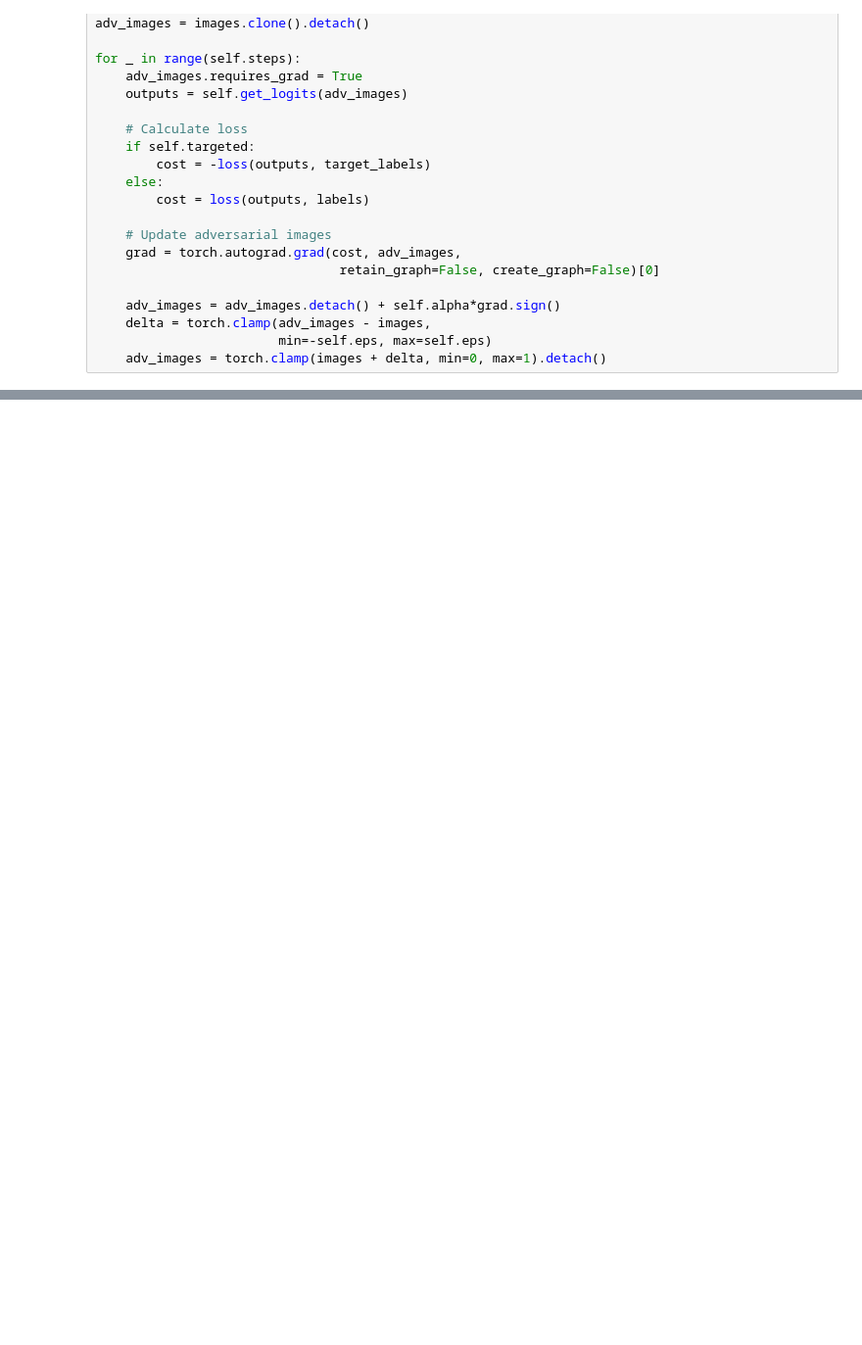
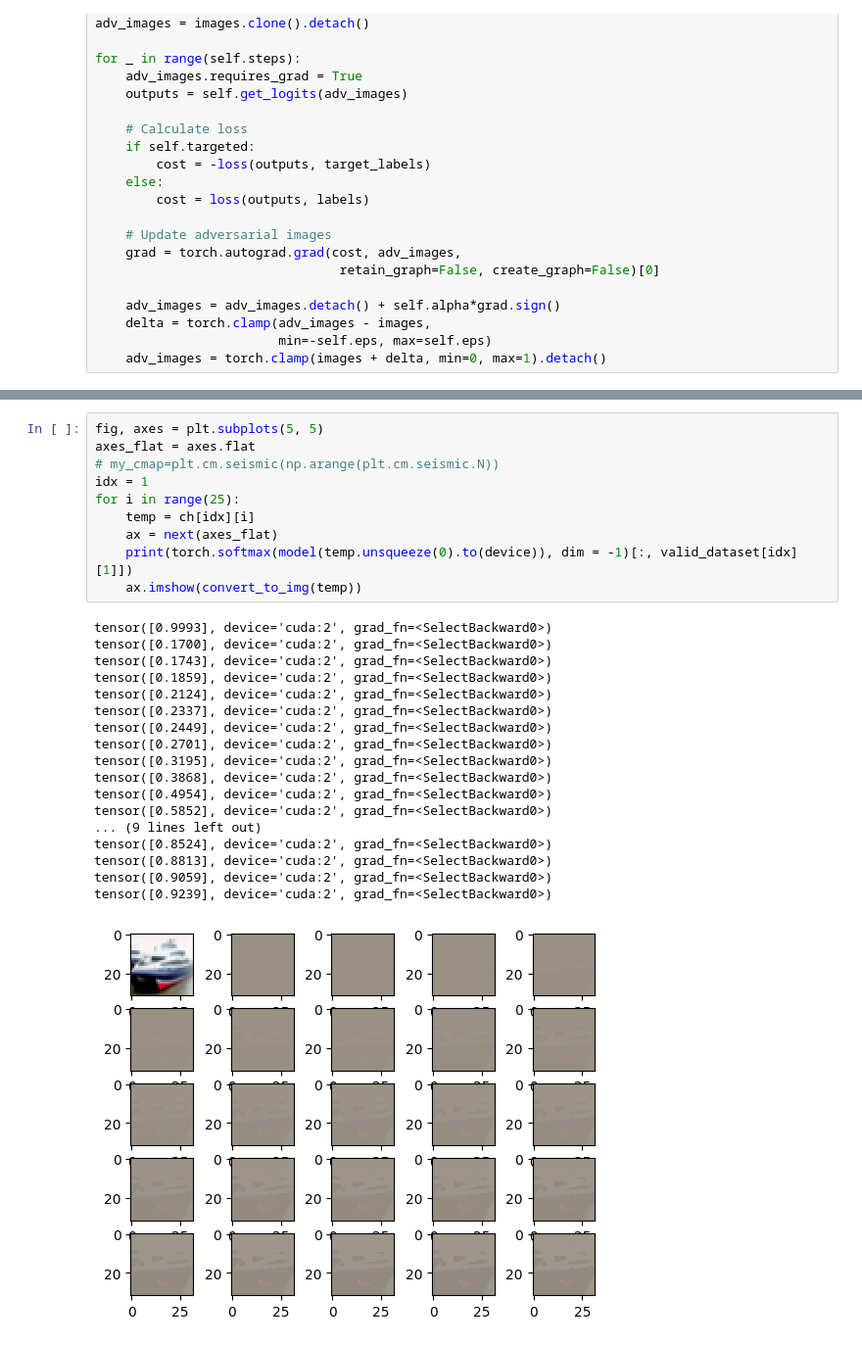
Before and after one commit to jleehun/ig_inversion, a Jupyter notebook: tasks/0526.ipynb, the cells around one changed output, grey strips where cells are left out. Shown: that part at 98% size. Saved outputs shown, nothing was run; the diff lists cells and outputs as text; blank space fills up the shorter version.

```diff
--- a/tasks/0526.ipynb
+++ b/tasks/0526.ipynb
@@ -484,0 +689,29 @@ plt.tight_layout()
+# %%
+fig, axes = plt.subplots(5, 5)
+axes_flat = axes.flat
+# my_cmap=plt.cm.seismic(np.arange(plt.cm.seismic.N))
+idx = 1
+for i in range(25):
+    temp = ch[idx][i]
+    ax = next(axes_flat)
+    print(torch.softmax(model(temp.unsqueeze(0).to(device)), dim = -1)[:, valid_dataset[idx][1]])
+    ax.imshow(convert_to_img(temp))
+# %% [output]
+tensor([0.9993], device='cuda:2', grad_fn=<SelectBackward0>)
+tensor([0.1700], device='cuda:2', grad_fn=<SelectBackward0>)
+tensor([0.1743], device='cuda:2', grad_fn=<SelectBackward0>)
+tensor([0.1859], device='cuda:2', grad_fn=<SelectBackward0>)
+tensor([0.2124], device='cuda:2', grad_fn=<SelectBackward0>)
+tensor([0.2337], device='cuda:2', grad_fn=<SelectBackward0>)
+tensor([0.2449], device='cuda:2', grad_fn=<SelectBackward0>)
+tensor([0.2701], device='cuda:2', grad_fn=<SelectBackward0>)
+tensor([0.3195], device='cuda:2', grad_fn=<SelectBackward0>)
+tensor([0.3868], device='cuda:2', grad_fn=<SelectBackward0>)
+tensor([0.4954], device='cuda:2', grad_fn=<SelectBackward0>)
+tensor([0.5852], device='cuda:2', grad_fn=<SelectBackward0>)
+... (9 lines left out)
+tensor([0.8524], device='cuda:2', grad_fn=<SelectBackward0>)
+tensor([0.8813], device='cuda:2', grad_fn=<SelectBackward0>)
+tensor([0.9059], device='cuda:2', grad_fn=<SelectBackward0>)
+tensor([0.9239], device='cuda:2', grad_fn=<SelectBackward0>)
+[figure, added]
```
Also changed, not shown: parts of 18 cells of this notebook, 4 other files.
